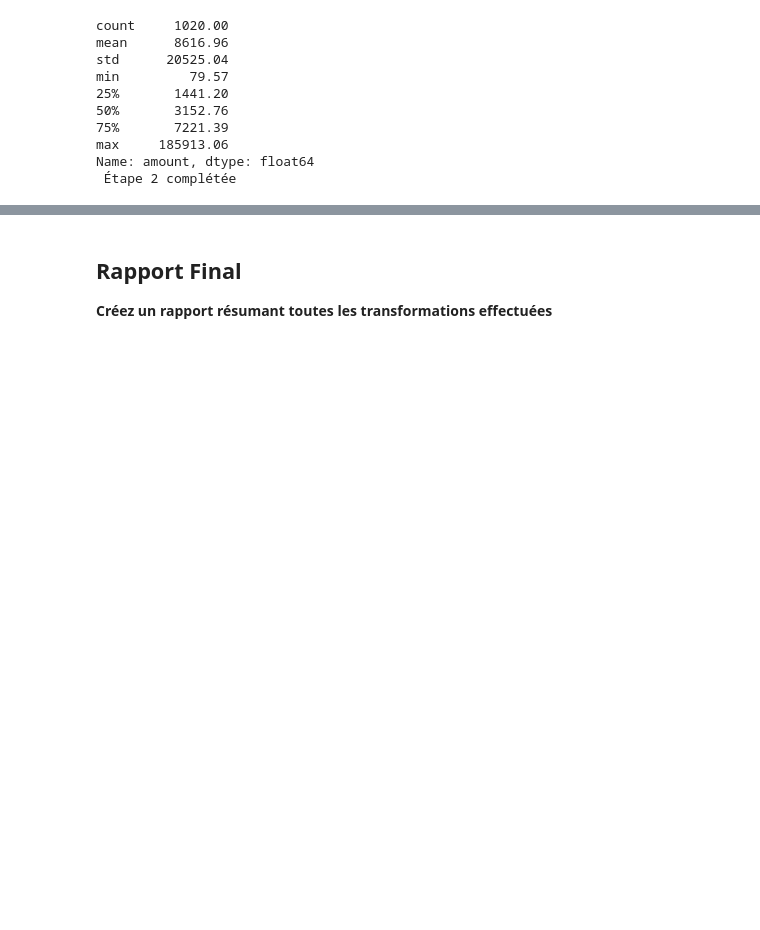
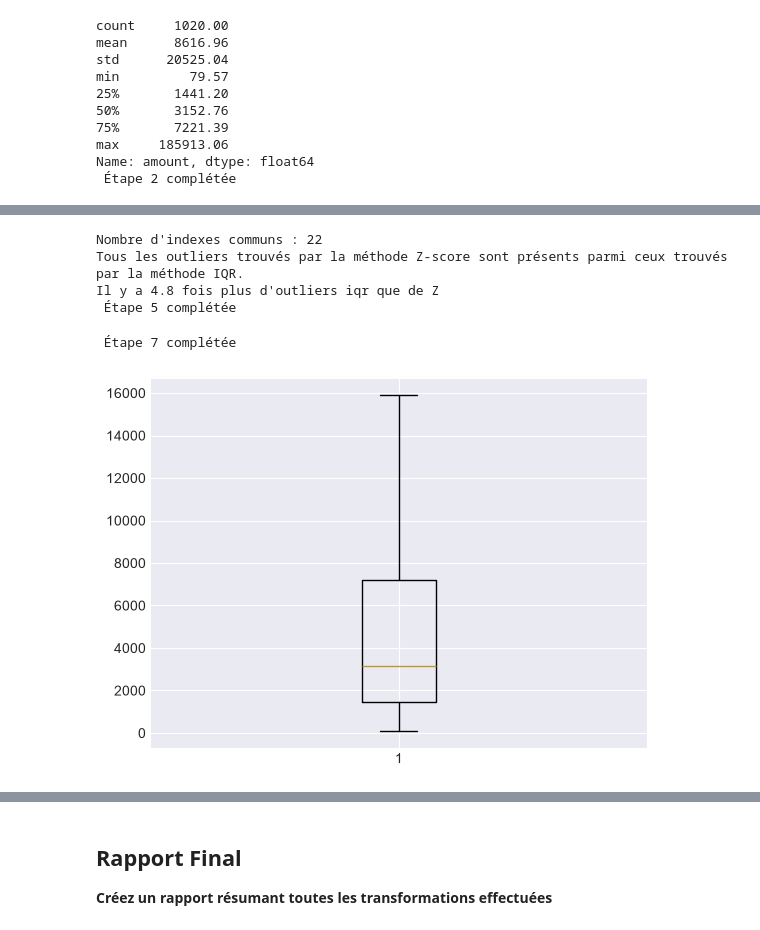
Before and after one commit to FredericPerret/Exercices, a Jupyter notebook: DataCleansing/TP3_Data_Cleansing_TP3.ipynb, the cells around one changed output, grey strips where cells are left out. Cells and saved outputs as stored; diff of their text form; code cells hidden in the pictures; blank space fills up the shorter version.

```diff
--- a/DataCleansing/TP3_Data_Cleansing_TP3.ipynb
+++ b/DataCleansing/TP3_Data_Cleansing_TP3.ipynb
@@ -281,0 +322,17 @@ print(f" Étape 4 complétée")
+# %%
+# ========================================
+# Étape 5: Comparer les résultats des deux méthodes
+# ========================================
+
+# TODO: Écrivez votre code ici
+print("Nombre d'indexes communs :",len(outliersiqr.index.intersection(outliersz.index)))
+print("Tous les outliers trouvés par la méthode Z-score sont présents parmi ceux trouvés par la méthode IQR.")
+print(f"Il y a {round(len(outliersiqr)/len(outliersz),1)} fois plus d'outliers iqr que de Z")
+
+# Vérification
+print(f" Étape 5 complétée")
+# %% [output]
+Nombre d'indexes communs : 22
+Tous les outliers trouvés par la méthode Z-score sont présents parmi ceux trouvés par la méthode IQR.
+Il y a 4.8 fois plus d'outliers iqr que de Z
+ Étape 5 complétée
@@ -281,0 +350,14 @@ print(f" Étape 4 complétée")
+# %%
+# ========================================
+# Étape 7: Appliquer le capping (Winsorization) aux valeurs extrêmes
+# ========================================
+df_clean = df.copy()
+
+# limitation des valeurs avec le lower et upper donnés par la méthode IQR
+df_clean['amount'] = df['amount'].clip(lower=lower, upper=upper)
+
+# Vérification
+print(f" Étape 7 complétée")
+# %% [output]
+ Étape 7 complétée
+[figure, added]
```
Also changed, not shown: parts of 19 cells of this notebook.
